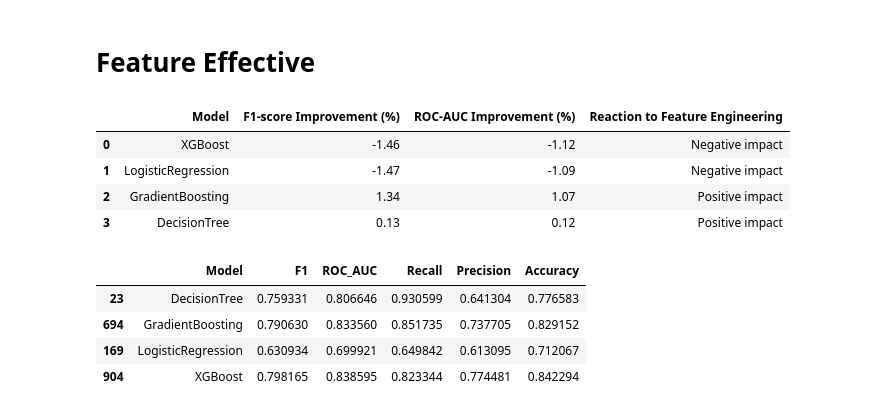
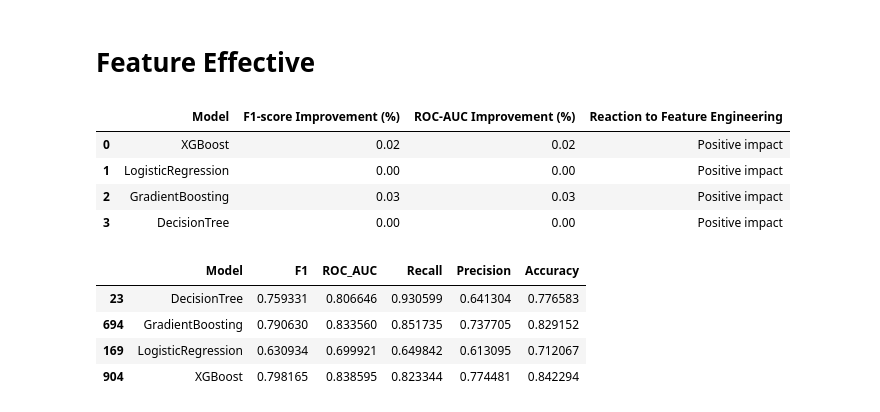
Before and after one commit to Shawn-Kim96/California_Wild_Fire_Prediction, a Jupyter notebook: notebooks/12.0-ShawnKim-final_data_analysis.ipynb, the cells around one changed output. Drawn from its saved outputs; the diff is of its cells as text; code cells hidden in the pictures.

```diff
--- a/notebooks/12.0-ShawnKim-final_data_analysis.ipynb
+++ b/notebooks/12.0-ShawnKim-final_data_analysis.ipynb
@@ -189,39 +207,39 @@ results = []
 
 for model in models:
     model_df = df[df['Model'] == model]
 
     avg_f1 = model_df['F1'].max()
     avg_roc_auc = model_df['ROC_AUC'].max()
 
     baseline_df = model_df[model_df['FeatureSet'] == 'None'] if 'None' in model_df['FeatureSet'].values else model_df.iloc[[0]]
     baseline_f1 = baseline_df['F1'].values[0]
     baseline_roc_auc = baseline_df['ROC_AUC'].values[0]
 
-    f1_improvement = ((avg_f1 - baseline_f1) / baseline_f1) * 100
-    roc_auc_improvement = ((avg_roc_auc - baseline_roc_auc) / baseline_roc_auc) * 100
+    f1_improvement = avg_f1 - baseline_f1
+    roc_auc_improvement = avg_roc_auc - baseline_roc_auc
 
     if f1_improvement > 0:
         reaction = 'Positive impact'
     elif f1_improvement < 0:
         reaction = 'Negative impact'
     else:
         reaction = 'No impact'
 
     results.append({
         'Model': model,
         'F1-score Improvement (%)': round(f1_improvement, 2),
         'ROC-AUC Improvement (%)': round(roc_auc_improvement, 2),
         'Reaction to Feature Engineering': reaction
     })
 
 results_df = pd.DataFrame(results)
 display(results_df)
 # %% [output]
 |  | Model | F1-score Improvement (%) | ROC-AUC Improvement (%) | Reaction to Feature Engineering |
-| 0 | XGBoost | -1.46 | -1.12 | Negative impact |
-| 1 | LogisticRegression | -1.47 | -1.09 | Negative impact |
-| 2 | GradientBoosting | 1.34 | 1.07 | Positive impact |
-| 3 | DecisionTree | 0.13 | 0.12 | Positive impact |
+| 0 | XGBoost | 0.02 | 0.02 | Positive impact |
+| 1 | LogisticRegression | 0.00 | 0.00 | Positive impact |
+| 2 | GradientBoosting | 0.03 | 0.03 | Positive impact |
+| 3 | DecisionTree | 0.00 | 0.00 | Positive impact |
 # %%
 # Best model
 best_per_model = df.loc[df.groupby('Model')['F1'].idxmax()]
```
Also changed, not shown: parts of 3 cells of this notebook, 23 other files.
